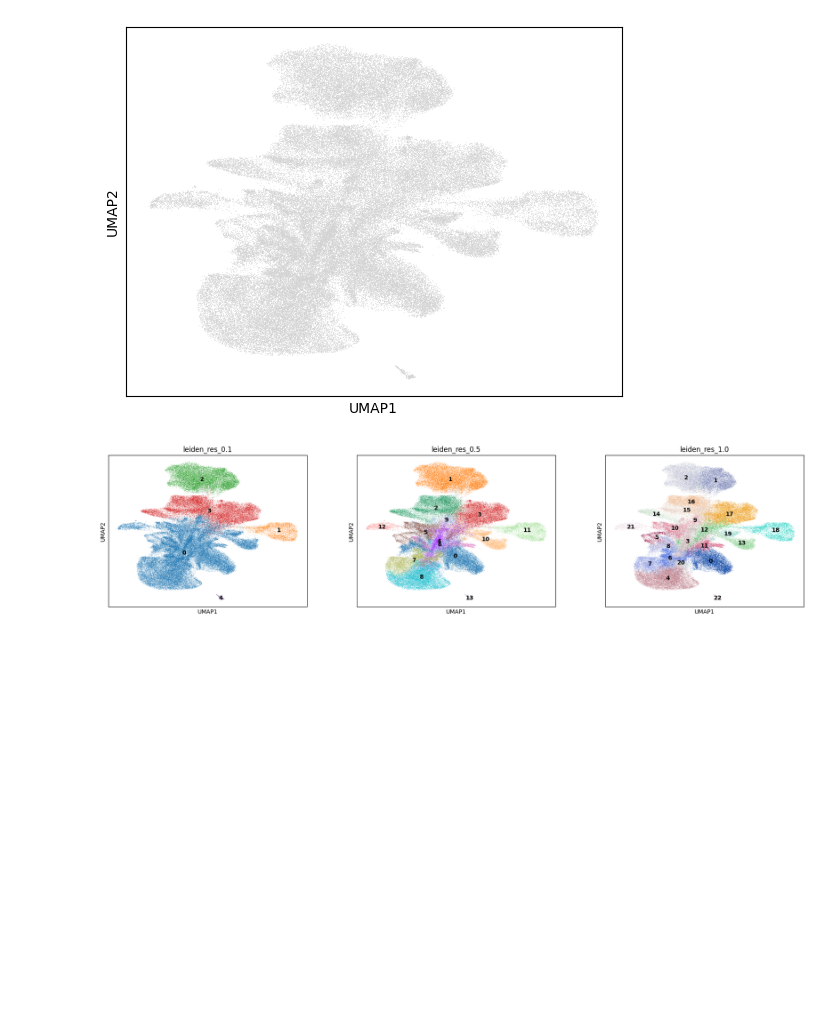
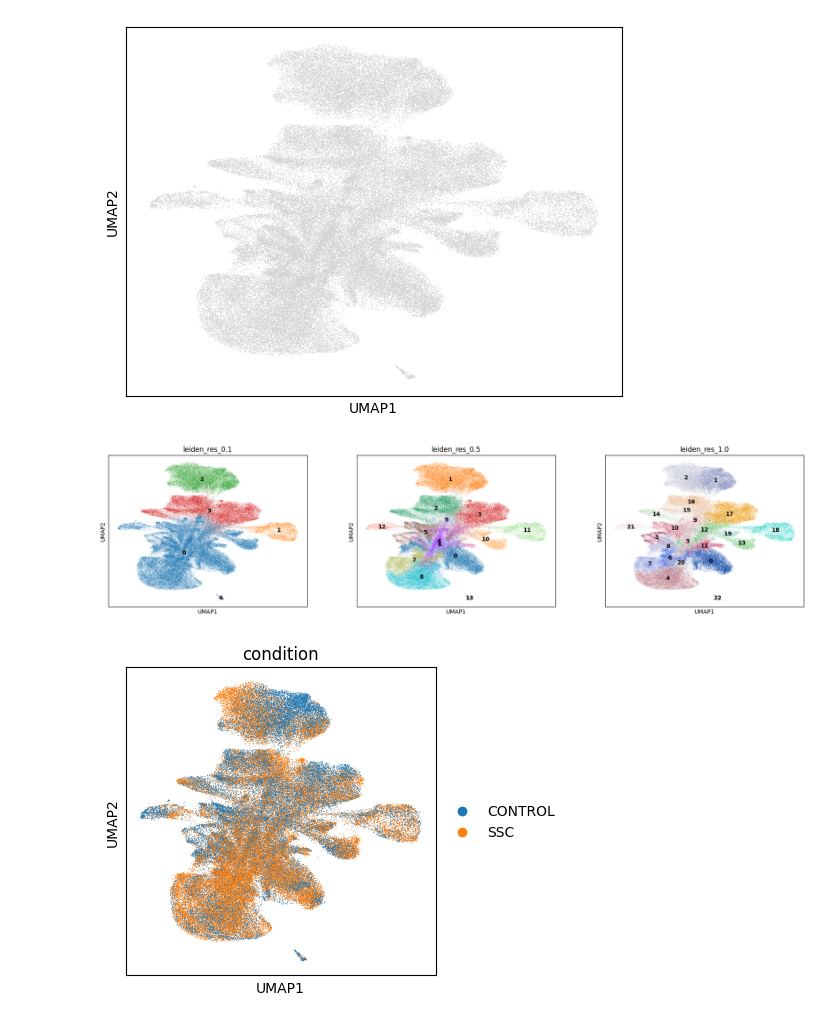
Before and after one commit to Vivian0105/Bioinformatics, a Jupyter notebook: scRNAseq_analysis.ipynb, the cells around one changed output. Drawn from its saved outputs; the diff is of its cells as text; code cells hidden in the pictures; blank space fills up the shorter version.

Commit message:
Updated on Colab. Added some plots.

```diff
--- a/scRNAseq_analysis.ipynb
+++ b/scRNAseq_analysis.ipynb
@@ -223,3 +223,7 @@ adata.obsp=adata_sub.obsp
 adata.write(dir+'GSE138669_after_leiden.h5ad')
 # %%
 # Further analysis
+# %%
+adata=anndata.read_h5ad(dir+'GSE138669_after_leiden.h5ad')
+# %%
+plt.rcParams['figure.figsize'] = [4, 4]
@@ -225,0 +232,4 @@ adata.write(dir+'GSE138669_after_leiden.h5ad')
+# %%
+sc.pl.umap(adata,color='condition')
+# %% [output]
+[figure, added]
```
Also changed, not shown: parts of 16 cells of this notebook.
